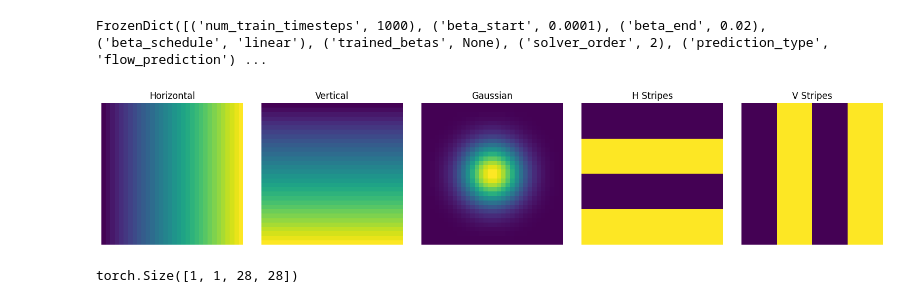
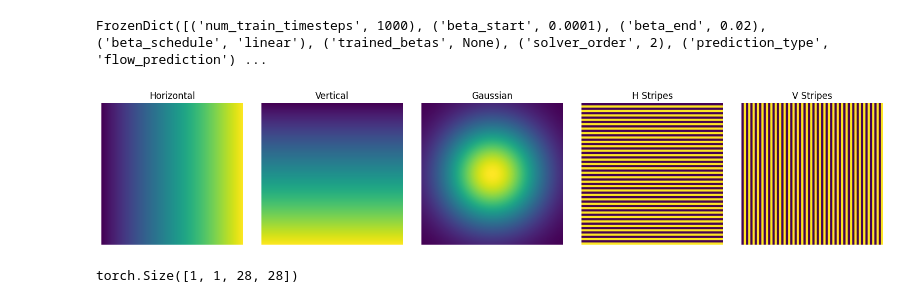
Before and after one commit to galkesten/transformers_project, a Jupyter notebook: try_sana.ipynb, the cells around one changed output. Cells and saved outputs as stored; diff of their text form; code cells hidden in the pictures.

```diff
--- a/try_sana.ipynb
+++ b/try_sana.ipynb
@@ -250,42 +268,44 @@ FrozenDict([('num_train_timesteps', 1000), ('beta_start', 0.0001), ('beta_end',
 import numpy as np
 import matplotlib.pyplot as plt
 from scipy.ndimage import gaussian_filter
+import torch.nn.functional as F
 
-H, W = 32, 32  # image dimensions
+H, W = 512, 512  # image dimensions
 
 # Horizontal gradient
 horizontal = np.linspace(0, 1, W)[None, :].repeat(H, axis=0)
 
 # Vertical gradient
 vertical = np.linspace(0, 1, H)[:, None].repeat(W, axis=1)
 
 # Gaussian blob
 x = np.linspace(-1, 1, W)
 y = np.linspace(-1, 1, H)
 xv, yv = np.meshgrid(x, y)
-gaussian = np.exp(-(xv**2 + yv**2) / (2 * 0.3**2))  # 2D Gaussian
+sigma = 0.5
+gaussian = np.exp(-(xv**2 + yv**2) / (2 * sigma**2))
 
 # Horizontal stripes
 h_stripes = ((np.arange(H) // 8) % 2)[:, None].repeat(W, axis=1)
 
 # Vertical stripes
 v_stripes = ((np.arange(W) // 8) % 2)[None, :].repeat(H, axis=0)
 
 # Plot all
 fig, axes = plt.subplots(1, 5, figsize=(15, 3))
 for ax, data, title in zip(
     axes,
     [horizontal, vertical, gaussian, h_stripes, v_stripes],
     ["Horizontal", "Vertical", "Gaussian", "H Stripes", "V Stripes"]
 ):
     ax.imshow(data, cmap="viridis")
     ax.set_title(title)
     ax.axis("off")
 
 plt.tight_layout()
 plt.show()
 # %% [output]
-[figure, old version]
+[figure, new version]
 # %%
 import torch.nn as nn
 kernel_size = 5
```
Also changed, not shown: parts of 1 cell of this notebook, 32 other files.
